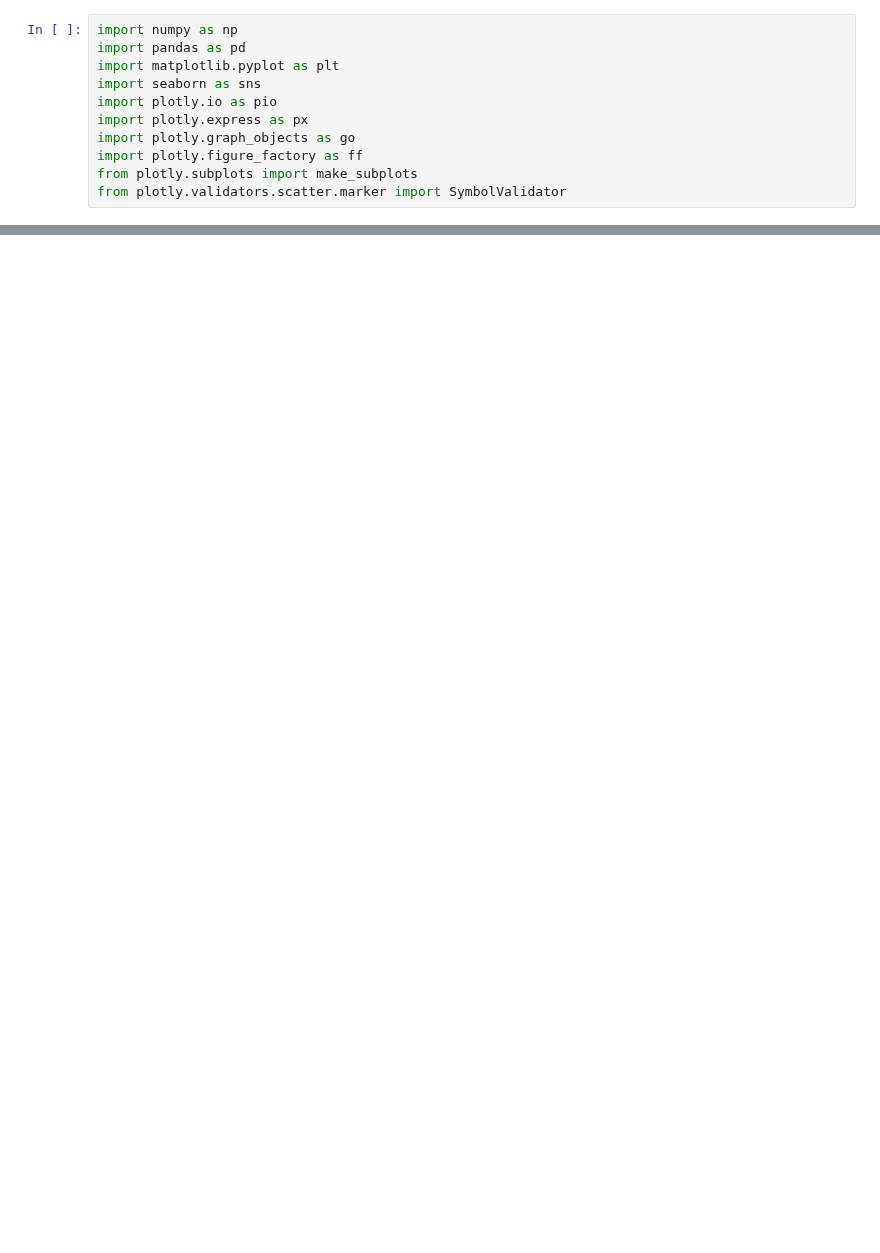
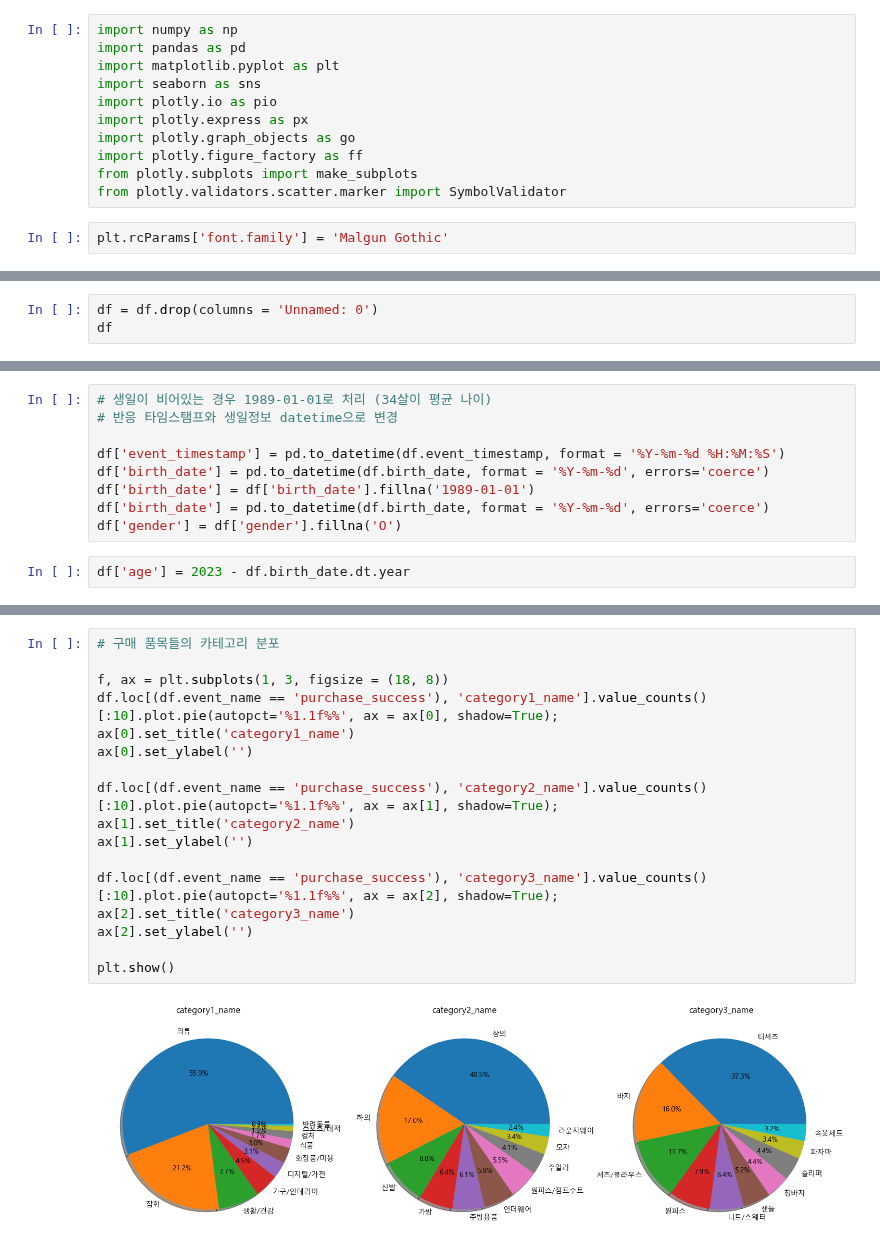
Before and after one commit to WooHyun94/TIL, a Jupyter notebook: Python/221012.ipynb, the cells around one changed output, grey strips where cells are left out. Cells and saved outputs as stored; diff of their text form; blank space fills up the shorter version.

```diff
--- a/Python/221012.ipynb
+++ b/Python/221012.ipynb
@@ -9,5 +9,7 @@ import plotly.graph_objects as go
 import plotly.figure_factory as ff
 from plotly.subplots import make_subplots
 from plotly.validators.scatter.marker import SymbolValidator
+# %%
+plt.rcParams['font.family'] = 'Malgun Gothic'
 # %%
 df = pd.read_csv('../../29CM_PJT_data/real_jjin.csv')
@@ -28,0 +16,3 @@ df
+# %%
+df = df.drop(columns = 'Unnamed: 0')
+df
@@ -28,0 +44,11 @@ df
+# %%
+# 생일이 비어있는 경우 1989-01-01로 처리 (34살이 평균 나이)
+# 반응 타임스탬프와 생일정보 datetime으로 변경
+
+df['event_timestamp'] = pd.to_datetime(df.event_timestamp, format = '%Y-%m-%d %H:%M:%S')
+df['birth_date'] = pd.to_datetime(df.birth_date, format = '%Y-%m-%d', errors='coerce')
+df['birth_date'] = df['birth_date'].fillna('1989-01-01')
+df['birth_date'] = pd.to_datetime(df.birth_date, format = '%Y-%m-%d', errors='coerce')
+df['gender'] = df['gender'].fillna('O')
+# %%
+df['age'] = 2023 - df.birth_date.dt.year
@@ -28,0 +70,19 @@ df
+# %%
+# 구매 품목들의 카테고리 분포
+
+f, ax = plt.subplots(1, 3, figsize = (18, 8))
+df.loc[(df.event_name == 'purchase_success'), 'category1_name'].value_counts()[:10].plot.pie(autopct='%1.1f%%', ax = ax[0], shadow=True);
+ax[0].set_title('category1_name')
+ax[0].set_ylabel('')
+
+df.loc[(df.event_name == 'purchase_success'), 'category2_name'].value_counts()[:10].plot.pie(autopct='%1.1f%%', ax = ax[1], shadow=True);
+ax[1].set_title('category2_name')
+ax[1].set_ylabel('')
+
+df.loc[(df.event_name == 'purchase_success'), 'category3_name'].value_counts()[:10].plot.pie(autopct='%1.1f%%', ax = ax[2], shadow=True);
+ax[2].set_title('category3_name')
+ax[2].set_ylabel('')
+
+plt.show()
+# %% [output]
+[figure, added]
```
Also changed, not shown: parts of 10 cells of this notebook.
